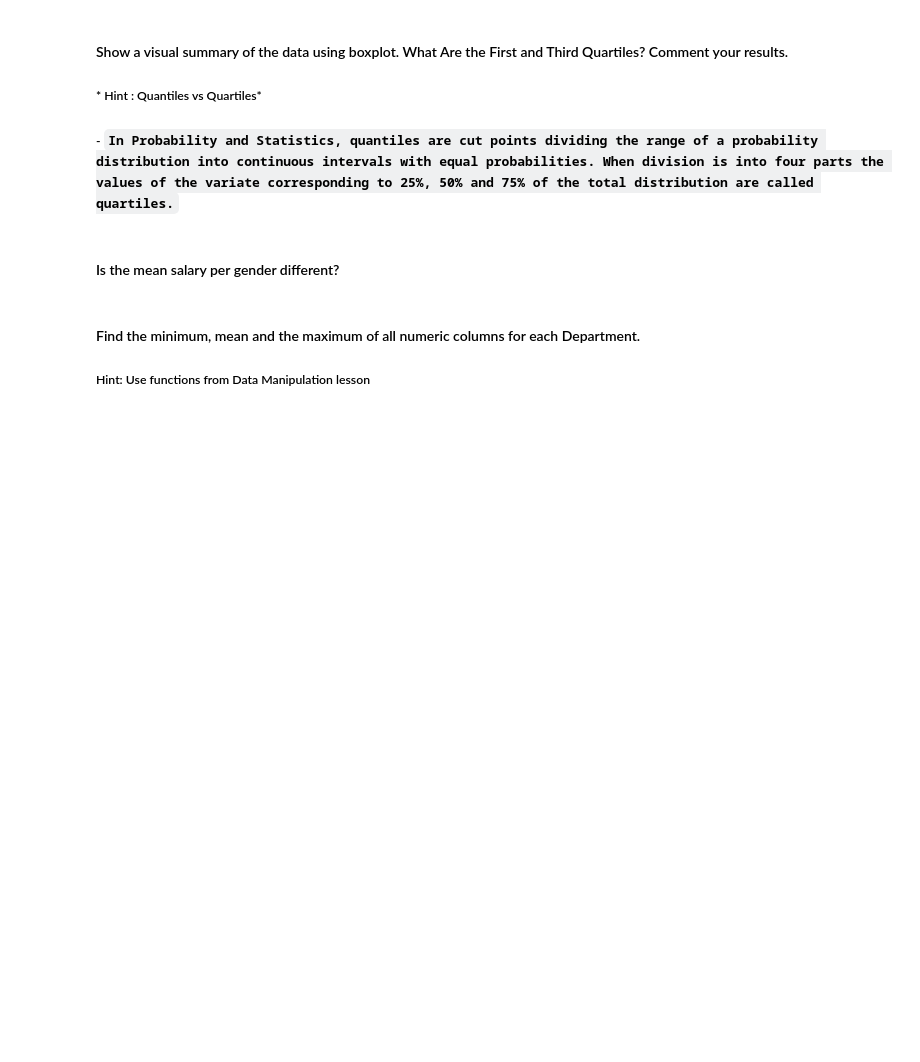
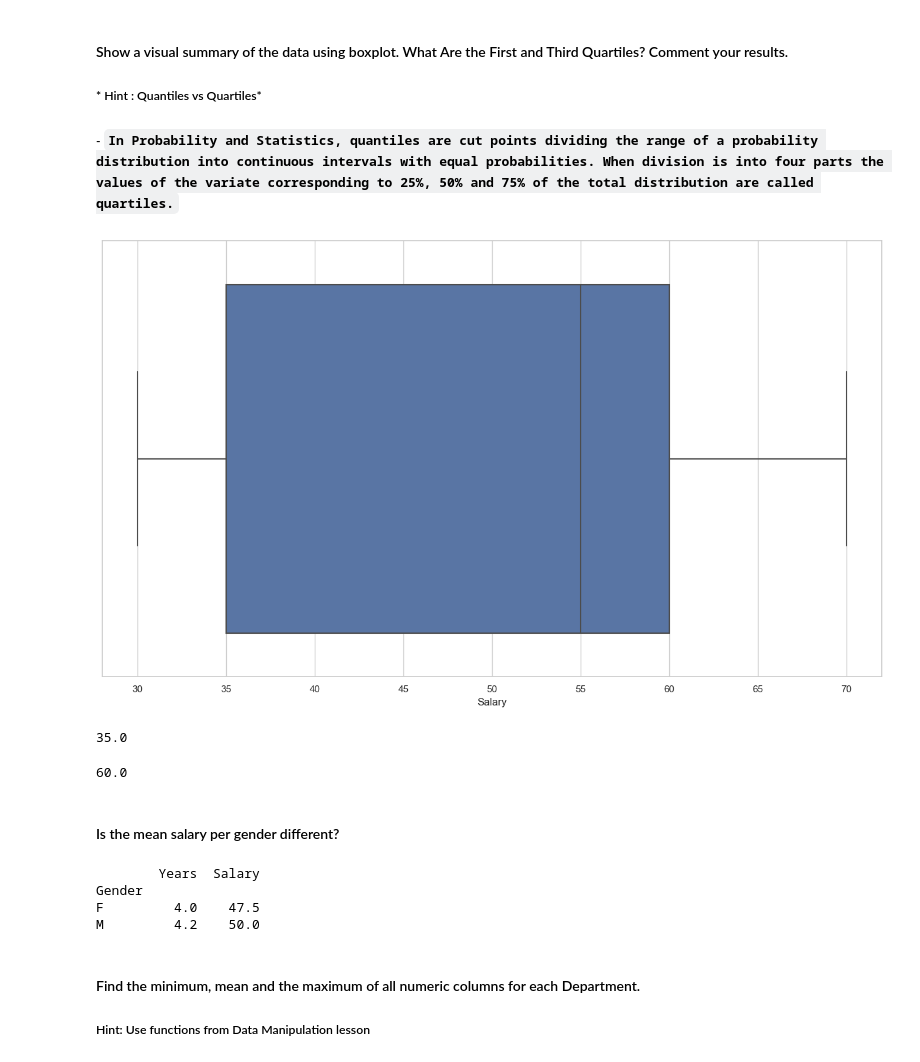
Before and after one commit to Ironhack-data-bcn-oct-2022/lab-descriptive-stats, a Jupyter notebook: your-code/main.ipynb, the cells around one changed output. Cells and saved outputs as stored; diff of their text form; code cells hidden in the pictures; blank space fills up the shorter version.

```diff
--- a/your-code/main.ipynb
+++ b/your-code/main.ipynb
@@ -328,14 +324,30 @@ associate   4.00  56.666667
 ##### - `In Probability and Statistics, quantiles are cut points dividing the range of a probability distribution into continuous intervals with equal probabilities. When division is into four parts the values of the variate corresponding to 25%, 50% and 75% of the total distribution are called quartiles.`
 # %%
 # draw boxplot here
+sns.boxplot(x="Salary", data=employee);
+# %% [output]
+[figure, added]
 # %%
 # print first quartile here
+
+employee.Salary.quantile(.25)
+# %% [output]
+35.0
 # %%
 # print third quartile here
+employee.Salary.quantile(.75)
+# %% [output]
+60.0
 # %% [markdown]
 #### Is the mean salary per gender different?
 # %%
 # your answer here
+print(employee.groupby('Gender').mean())
+# %% [output]
+        Years  Salary
+Gender
+F         4.0    47.5
+M         4.2    50.0
 # %% [markdown]
 #### Find the minimum, mean and the maximum of all numeric columns for each Department.
 
```
Also changed, not shown: parts of 14 cells of this notebook.
